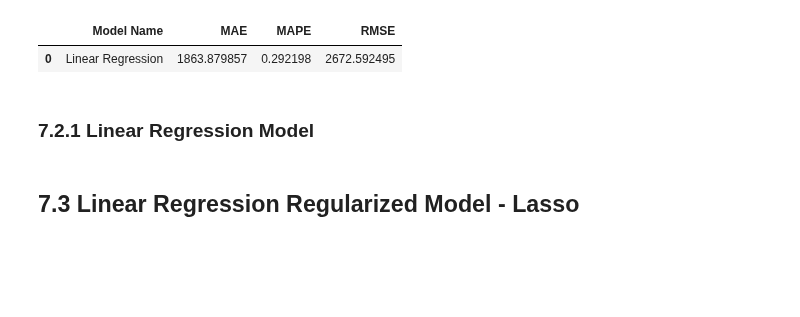
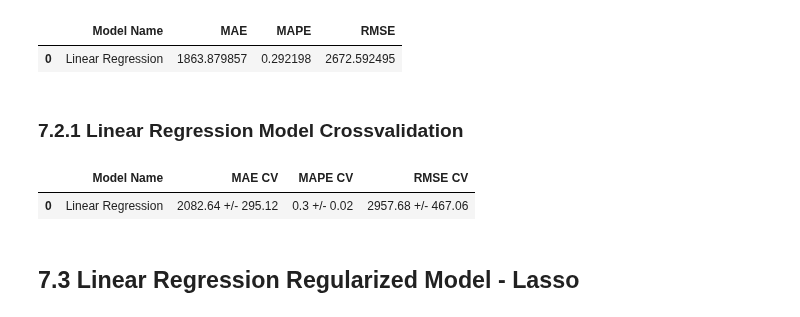
Before and after one commit to Edu-p/ds-project-model, a Jupyter notebook: notebooks/StoreSalesPrediction_md07_v01.ipynb, the cells around one changed output. Drawn from its saved outputs; the diff is of its cells as text; code cells hidden in the pictures; blank space fills up the shorter version.

Commit message:
Merging results of corss validation of all models

```diff
--- a/notebooks/StoreSalesPrediction_md07_v01.ipynb
+++ b/notebooks/StoreSalesPrediction_md07_v01.ipynb
@@ -1287,9 +1289,14 @@ lr_result # o rmse mede o erro, ele aqui é muito maior que o de average, quer d
 |  | Model Name | MAE | MAPE | RMSE |
 | 0 | Linear Regression | 1863.879857 | 0.292198 | 2672.592495 |
 # %% [markdown]
-### 7.2.1 Linear Regression Model
+### 7.2.1 Linear Regression Model Crossvalidation
 # %%
-cross_validation( x_training, 5, '  ' ) # 5 kfols => 5 separaçaoes do nosso dado de treinamento, verbose=False => significa que
+lr_result_cv = cross_validation( x_training, 5, 'Linear Regression', lr, verbose=False ) # 5 kfols => 5 separaçaoes do nosso dado de treinamento, verbose=False => significa que nao queremos que ele fique printando as iteraçoes
+# %%
+lr_result_cv
+# %% [output]
+|  | Model Name | MAE CV | MAPE CV | RMSE CV |
+| 0 | Linear Regression | 2082.64 +/- 295.12 | 0.3 +/- 0.02 | 2957.68 +/- 467.06 |
 # %% [markdown]
 ## 7.3 Linear Regression Regularized Model - Lasso
 # %%
```
Also changed, not shown: parts of 14 cells of this notebook.
